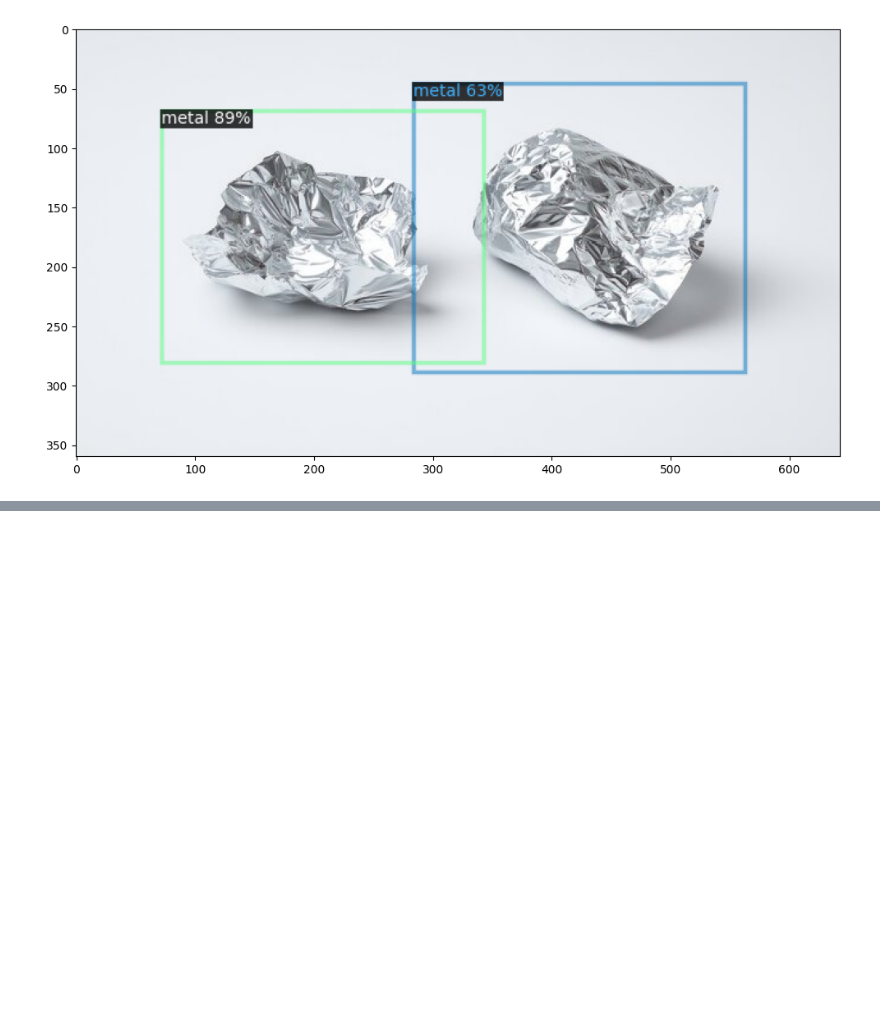
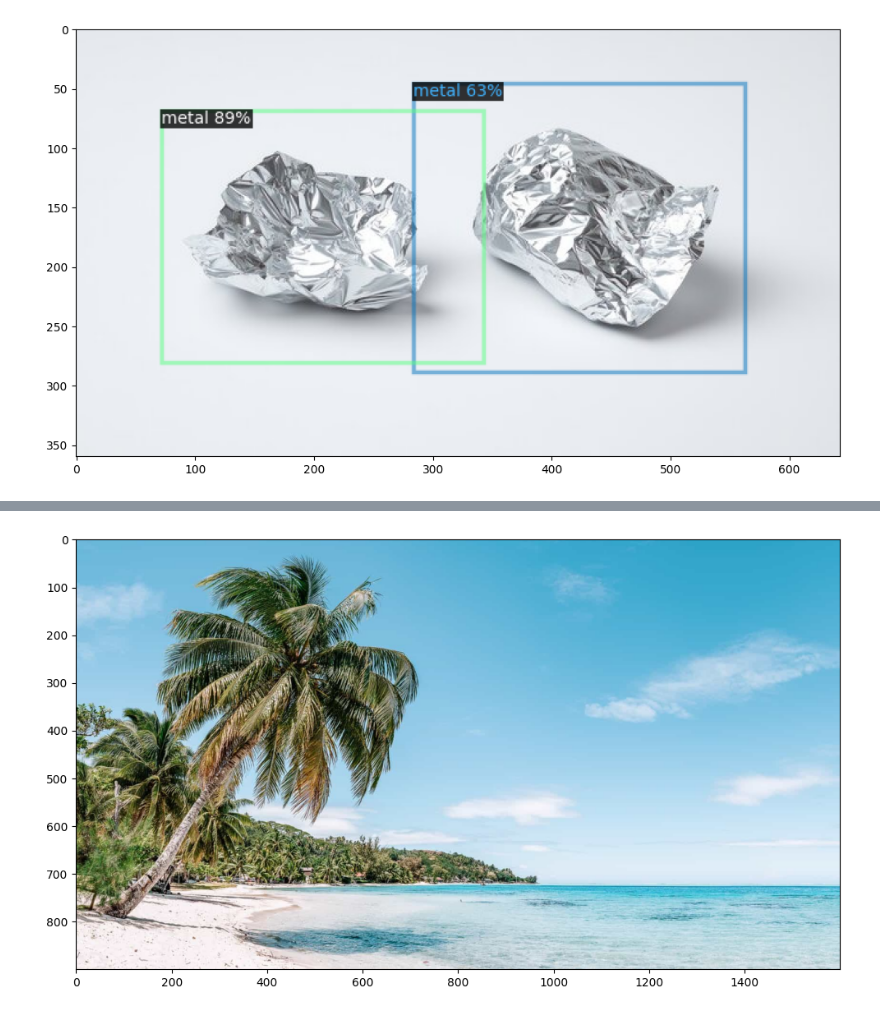
Before and after one commit to bogdanmb04/smart-rwaste-sorter, a Jupyter notebook: detectron.ipynb, the cells around one changed output, grey strips where cells are left out. Drawn from its saved outputs; the diff is of its cells as text; code cells hidden in the pictures; blank space fills up the shorter version.

```diff
--- a/detectron.ipynb
+++ b/detectron.ipynb
@@ -243,0 +249,5 @@ take_and_test(test)
+# %%
+test = cv2.imread("custom_test_images/beach.jpg")
+take_and_test(test)
+# %% [output]
+[figure, added]
```
Also changed, not shown: parts of 4 cells of this notebook, 8 other files.
